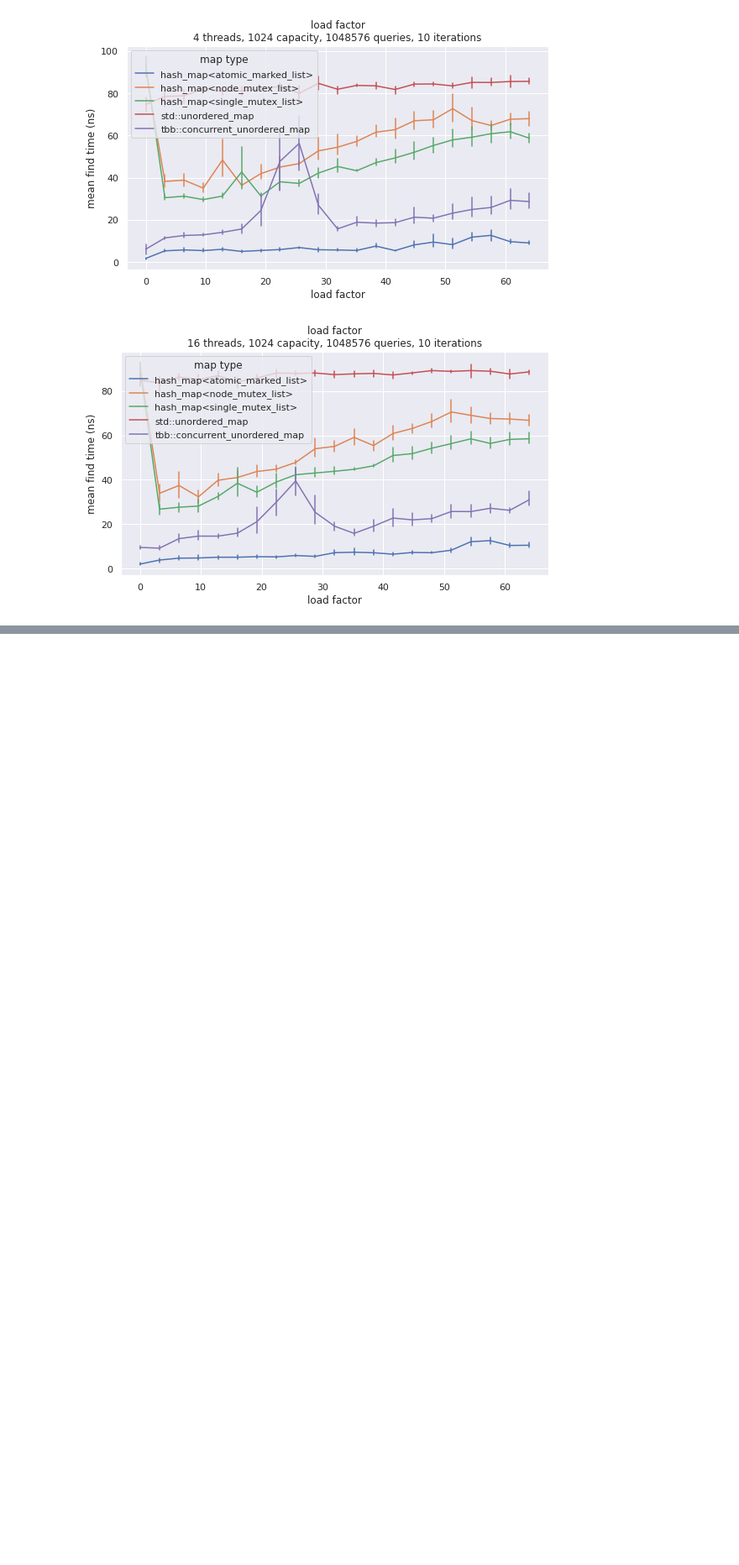
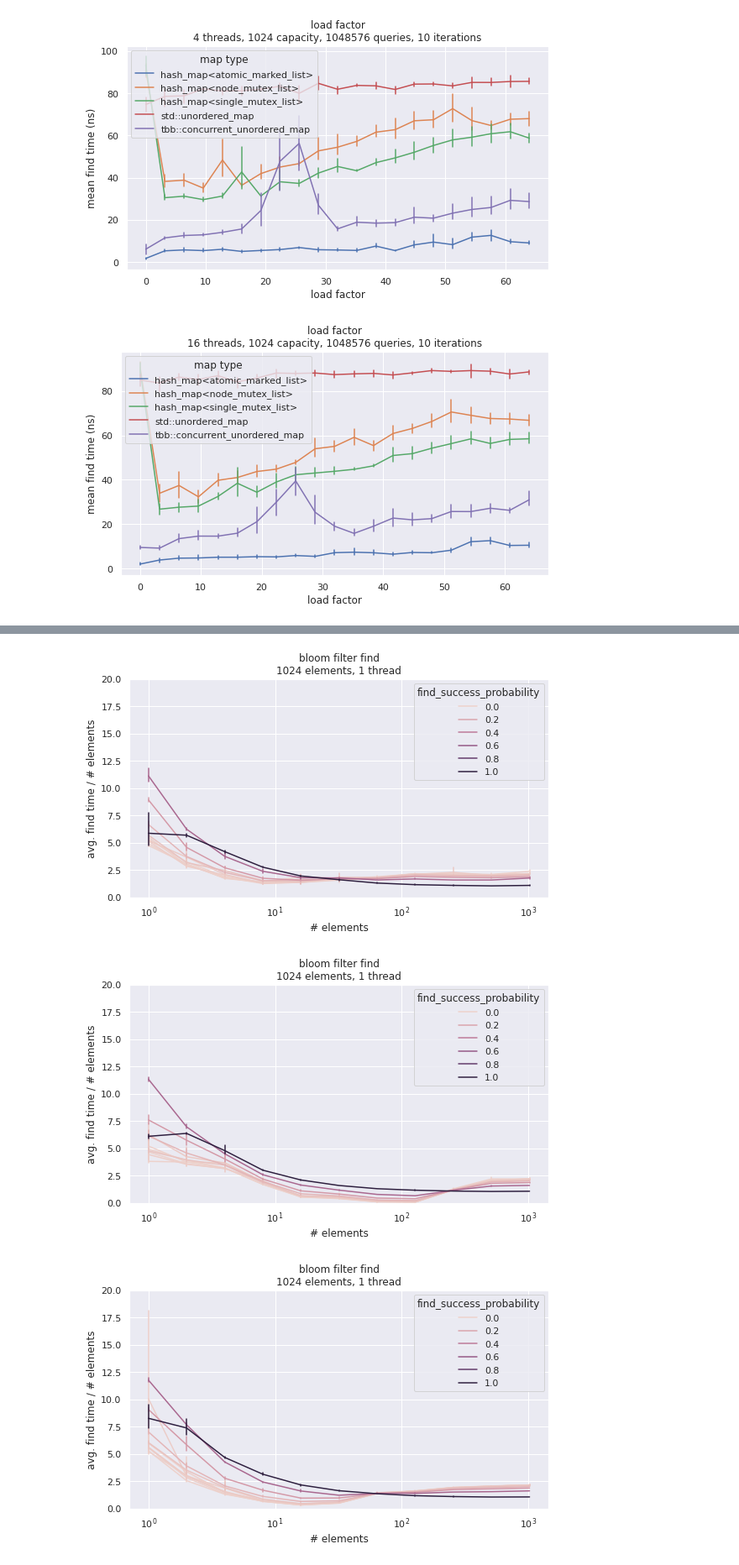
Before and after one commit to jonasspinner/21wt-lab-efficient-parallel-cpp, a Jupyter notebook: exercise5/eval/Evaluation.ipynb, the cells around one changed output, grey strips where cells are left out. Shown at 84% size. Cells and saved outputs as stored; diff of their text form; code cells hidden in the pictures; blank space fills up the shorter version.

```diff
--- a/exercise5/eval/Evaluation.ipynb
+++ b/exercise5/eval/Evaluation.ipynb
@@ -168,0 +201,22 @@ plot_05(get_data("H*_load_factor.csv"), "load factor")
+# %%
+def plot_07(df):
+    num_threads = 1
+    for num_filters in (0, 1, 2, 3, 4):
+        fig, ax = plt.subplots(figsize=(8, 5))
+        sns.lineplot(data=df[(df["num_threads"] == num_threads) & (df["num_filters"] == num_filters)], x="num_elements", y="time_per_num_queries_and_num_elements", hue="find_success_probability", err_style="bars")
+
+        ax.set_ylim((0, 20))
+        ax.set_title(f"bloom filter find\n{num_elements} elements, {num_threads} thread")
+        ax.set_xlabel("# elements")
+        ax.set_ylabel("avg. find time / # elements")
+        ax.set_xscale("log")
+
+        fig.tight_layout()
+        plt.savefig(f"07-bloom-filter_{num_filters}-filters.png", dpi=300)
+        plt.show()
+
+plot_07(get_data("BF*_find.csv"))
+# %% [output]
+[figure, added]
+[figure, added]
+[figure, added]
```
Also changed, not shown: parts of 4 cells of this notebook, 26 other files.
